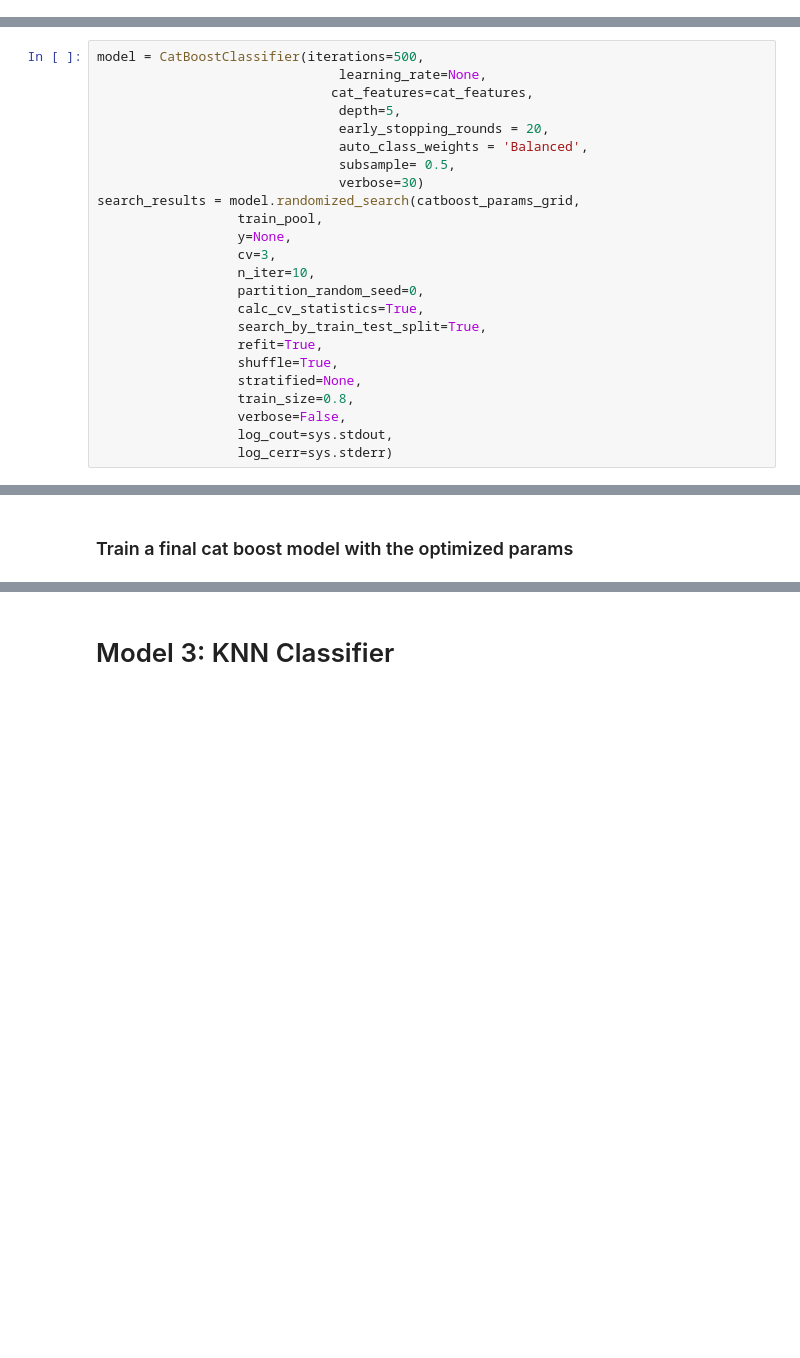
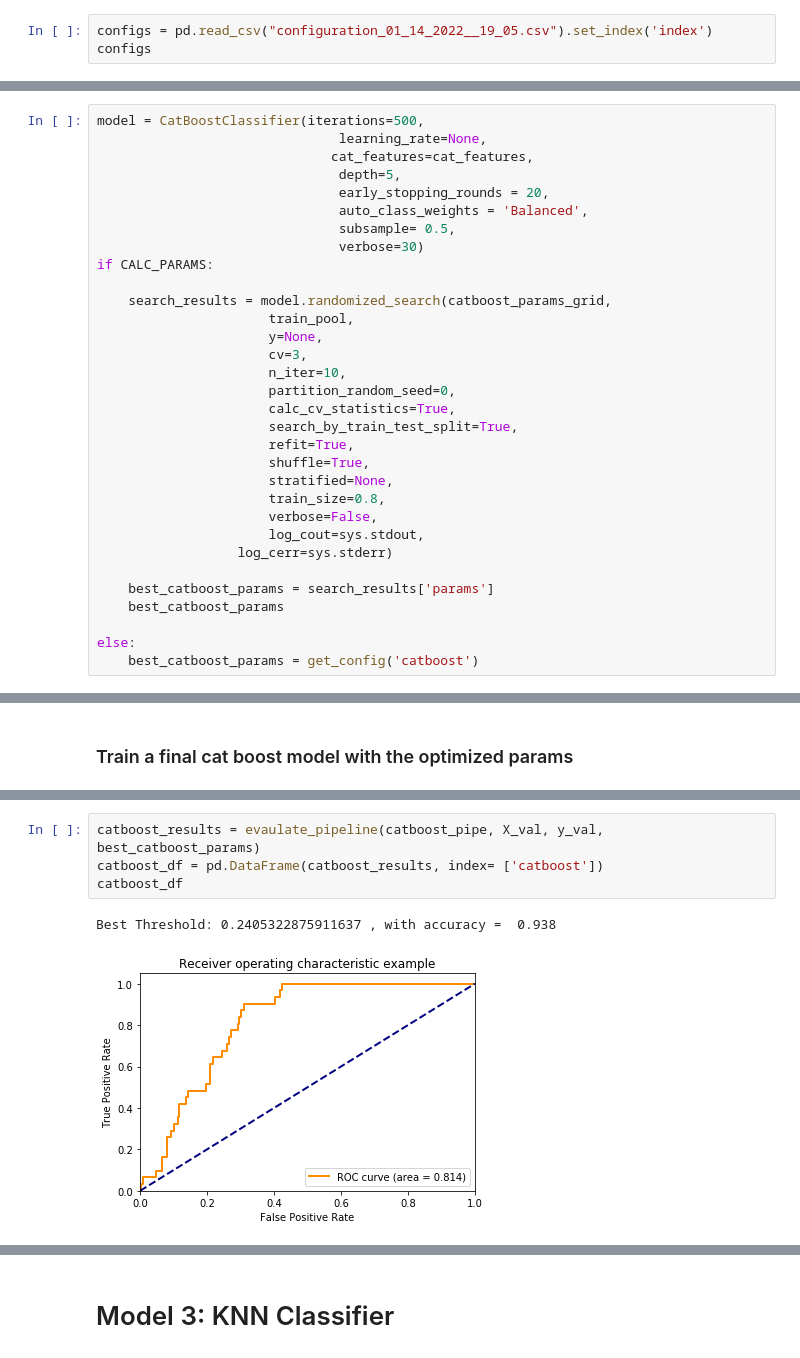
Before and after one commit to ayeletdabush/datascience, a Jupyter notebook: click_pred_modeling.ipynb, the cells around one changed output, grey strips where cells are left out. Saved outputs shown, nothing was run; the diff lists cells and outputs as text; blank space fills up the shorter version.

```diff
--- a/click_pred_modeling.ipynb
+++ b/click_pred_modeling.ipynb
@@ -40,0 +43,3 @@ train.loc[:,"clicked"] = train.loc[:,"clicked"].map({True:1, False:0})
+# %%
+configs = pd.read_csv("configuration_01_14_2022__19_05.csv").set_index('index')
+configs
@@ -356,19 +377,27 @@ model = CatBoostClassifier(iterations=500,
                                auto_class_weights = 'Balanced',
                                subsample= 0.5,
                                verbose=30)
-search_results = model.randomized_search(catboost_params_grid,
-                  train_pool,
-                  y=None,
-                  cv=3,
-                  n_iter=10,
-                  partition_random_seed=0,
-                  calc_cv_statistics=True,
-                  search_by_train_test_split=True,
-                  refit=True,
-                  shuffle=True,
-                  stratified=None,
-                  train_size=0.8,
-                  verbose=False,
-                  log_cout=sys.stdout,
+if CALC_PARAMS:
+
+    search_results = model.randomized_search(catboost_params_grid,
+                      train_pool,
+                      y=None,
+                      cv=3,
+                      n_iter=10,
+                      partition_random_seed=0,
+                      calc_cv_statistics=True,
+                      search_by_train_test_split=True,
+                      refit=True,
+                      shuffle=True,
+                      stratified=None,
+                      train_size=0.8,
+                      verbose=False,
+                      log_cout=sys.stdout,
                   log_cerr=sys.stderr)
+
+    best_catboost_params = search_results['params']
+    best_catboost_params
+
+else:
+    best_catboost_params = get_config('catboost')
 # %% [output]
@@ -430,0 +424,7 @@ AUC: 0.8299712867432354
+# %%
+catboost_results = evaulate_pipeline(catboost_pipe, X_val, y_val, best_catboost_params)
+catboost_df = pd.DataFrame(catboost_results, index= ['catboost'])
+catboost_df
+# %% [output]
+Best Threshold: 0.2405322875911637 , with accuracy =  0.938
+[figure, added]
```
Also changed, not shown: parts of 40 cells of this notebook.
